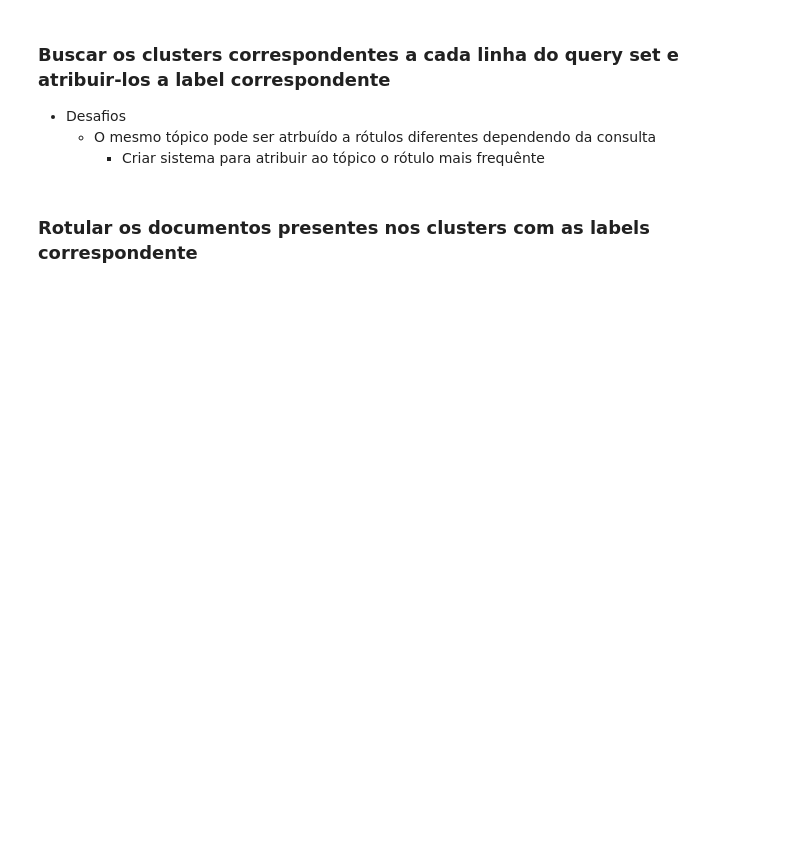
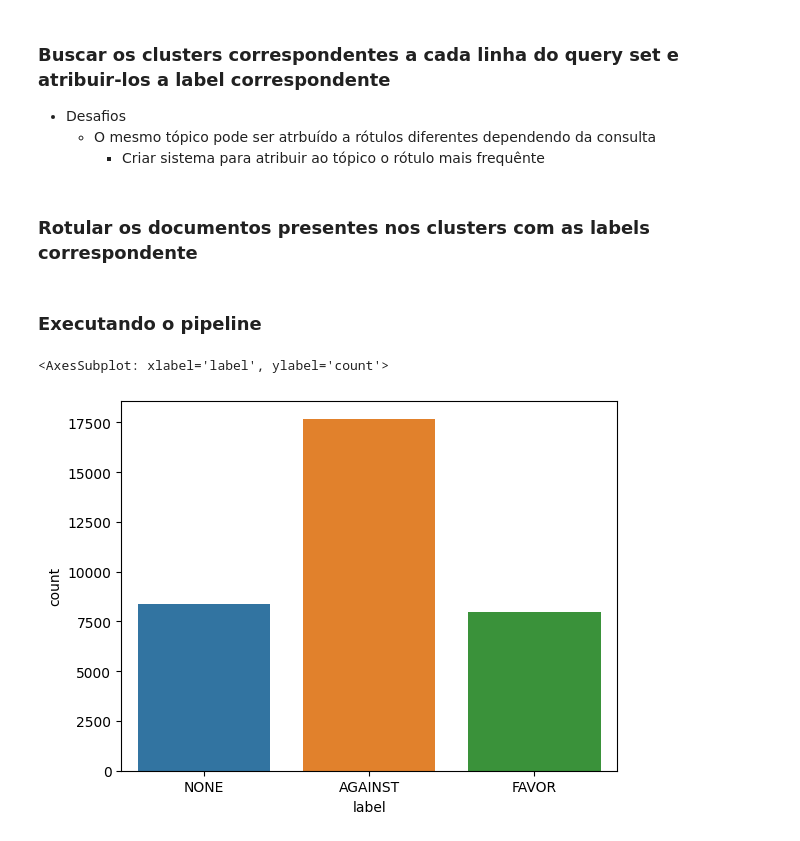
Before and after one commit to mediote/stance_detection, a Jupyter notebook: notebooks/3_data_labeling.ipynb, the cells around one changed output. Cells and saved outputs as stored; diff of their text form; code cells hidden in the pictures; blank space fills up the shorter version.

```diff
--- a/notebooks/3_data_labeling.ipynb
+++ b/notebooks/3_data_labeling.ipynb
@@ -40,7 +171,7 @@ topic_model = BERTopic(embedding_model=model,
 # %%
 import pandas as pd
 
-docs = pd.read_csv('../data/processed/trump_processed.csv')
+docs = pd.read_csv('../data/processed/trump_marcelo_processed.csv')
 
 topics, probs = topic_model.fit_transform(docs.text)
 # %% [output]
@@ -62,14 +195,16 @@ def find_clusters(query_set):
     clusters_list = list()
     for index in range(len(query_set)):
         finded_clusters = topic_model.find_topics(query_set.text[index])
+        proba_index = 0
         for cluster_number in finded_clusters[0]:
             if cluster_number != -1:
                 assigned_clusters = {
                     "number": cluster_number,
-                    "label" : query_set.target[index]
+                    "label" : query_set.target[index],
+                    "proba" : finded_clusters[1][proba_index]
                 }
                 clusters_list.append(assigned_clusters)
+                proba_index += 1
+
 
     return pd.DataFrame(clusters_list)
-
-pre_labeled_clusters = find_clusters(query_set)
@@ -78,15 +226,13 @@ pre_labeled_clusters[pre_labeled_clusters.number == 47]
 # %%
 import numpy as np
 
-def find_most_frequent_label(pre_labeled_clusters):
+def assingn_most_representative_label_by_frequency(pre_labeled_clusters):
     clusters_list = list()
-    for topic_number in pre_labeled_clusters.number.unique():
-        grouped_topics = pre_labeled_clusters[pre_labeled_clusters.number == topic_number].groupby(['number','label']).label.count()
+    for cluster_number in pre_labeled_clusters.number.unique():
+        grouped_topics = pre_labeled_clusters[pre_labeled_clusters.number == cluster_number].groupby(['number','label']).label.count()
         most_frequent_label = {
-            'number': topic_number,
+            'number': cluster_number,
             'label' : grouped_topics.index[np.argmax(grouped_topics)][1]
         }
         clusters_list.append(most_frequent_label)
     return pd.DataFrame(clusters_list)
-
-labeled_clusters = find_most_frequent_label(pre_labeled_clusters)
@@ -101,9 +241,12 @@ for topic, doc in zip(topics, docs.text):
 # %%
-docs_list = list()
-for cluster_number in labeled_clusters.number:
-   for docs in topic_docs[cluster_number]:
-                docs ={
-                    "text": docs,
-                    "label": labeled_clusters[labeled_clusters.number == cluster_number].label.values[0]
-                }
-                docs_list.append(docs)
+def dataset_labeling(labeled_clusters):
+    docs_list = list()
+    for cluster_number in labeled_clusters.number:
+       for docs in topic_docs[cluster_number]:
+                    docs ={
+                        "text": docs,
+                        "label": labeled_clusters[labeled_clusters.number == cluster_number].label.values[0]
+                    }
+                    docs_list.append(docs)
+
+    return pd.DataFrame(docs_list)
@@ -114,0 +253,2 @@ labeled_dataset.to_csv('../data/labeled_dataset_multi-qa-MiniLM-L6-cos-v1.csv',
+# %% [markdown]
+### Executando o pipeline
@@ -115 +262,9 @@ labeled_dataset.to_csv('../data/labeled_dataset_multi-qa-MiniLM-L6-cos-v1.csv',
+# %%
+labeled_clusters = assingn_most_representative_label_by_proba(pre_labeled_clusters, 0)
+labeled_dataset =  dataset_labeling(labeled_clusters)
+labeled_dataset.to_csv('../data/labeled_dataset_marcelo.csv', index=False)
+sns.countplot(x=labeled_dataset['label'], label = 'count')
+# %% [output]
+<AxesSubplot: xlabel='label', ylabel='count'>
+[figure, added]
 # %%
```
Also changed, not shown: parts of 24 cells of this notebook, 3 other files.
